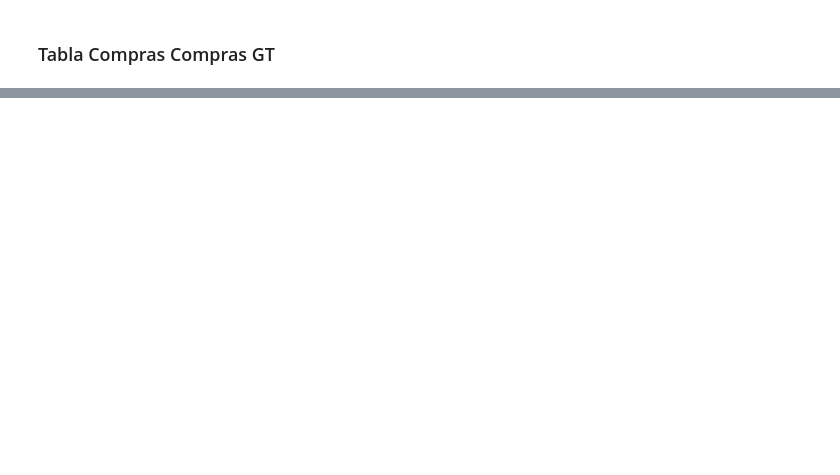
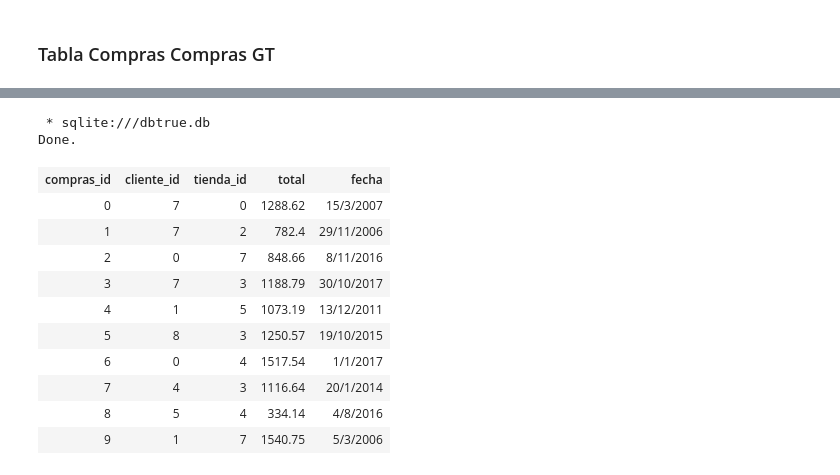
Before and after one commit to JorgeSuc/Parcial-No.2-Bases-de-Datos-1S2019, a Jupyter notebook: parcialbases de datos .ipynb, the cells around one changed output, grey strips where cells are left out. Saved outputs shown, nothing was run; the diff lists cells and outputs as text; code cells hidden in the pictures; blank space fills up the shorter version.

```diff
--- a/parcialbases de datos .ipynb
+++ b/parcialbases de datos .ipynb
@@ -236,0 +554,17 @@ Done.
+# %%
+%%sql select * from Compra
+limit 10;
+# %% [output]
+ * sqlite:///dbtrue.db
+Done.
+| compras_id | cliente_id | tienda_id | total | fecha |
+| 0 | 7 | 0 | 1288.62 | 15/3/2007 |
+| 1 | 7 | 2 | 782.4 | 29/11/2006 |
+| 2 | 0 | 7 | 848.66 | 8/11/2016 |
+| 3 | 7 | 3 | 1188.79 | 30/10/2017 |
+| 4 | 1 | 5 | 1073.19 | 13/12/2011 |
+| 5 | 8 | 3 | 1250.57 | 19/10/2015 |
+| 6 | 0 | 4 | 1517.54 | 1/1/2017 |
+| 7 | 4 | 3 | 1116.64 | 20/1/2014 |
+| 8 | 5 | 4 | 334.14 | 4/8/2016 |
+| 9 | 1 | 7 | 1540.75 | 5/3/2006 |
```
Also changed, not shown: parts of 38 cells of this notebook.
